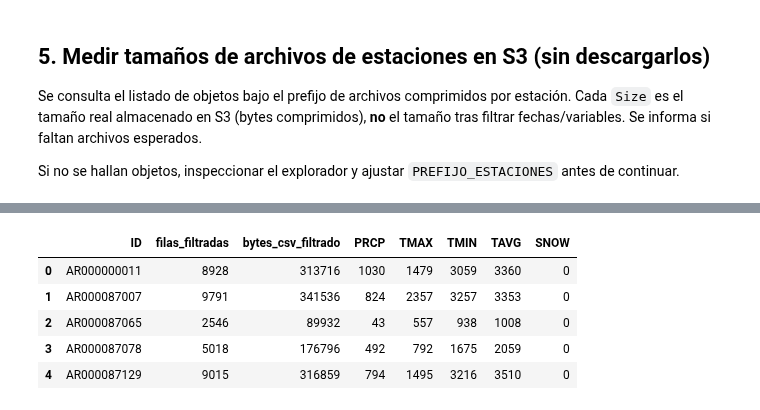
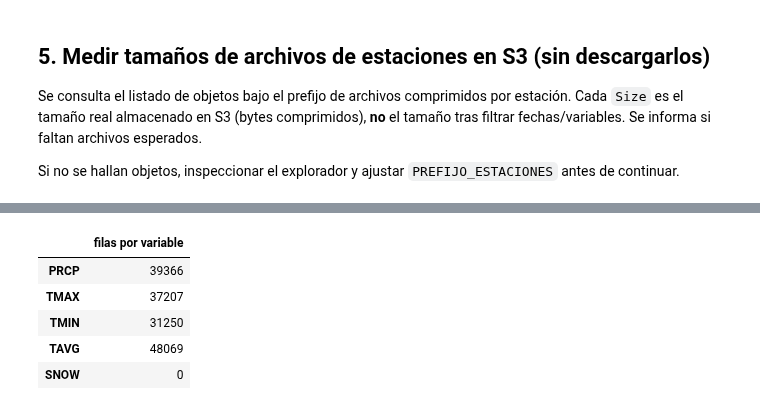
Before and after one commit to dblanco16/noaa-ghcnd-aws-data-pipeline, a Jupyter notebook: notebooks/noaa_relevamiento.ipynb, the cells around one changed output, grey strips where cells are left out. Drawn from its saved outputs; the diff is of its cells as text; code cells hidden in the pictures.

```diff
--- a/notebooks/noaa_relevamiento.ipynb
+++ b/notebooks/noaa_relevamiento.ipynb
@@ -47,7 +39,7 @@ from botocore.exceptions import ClientError
 ### Parámetros
 # %%
 BUCKET = "noaa-ghcn-pds"
-PAISES = ["AR"]
+PAISES = ["NZ"]
 FECHA_DESDE = "2016-01-01"
 FECHA_HASTA = "2026-12-31"
 VARIABLES = ["PRCP", "TMAX", "TMIN", "TAVG", "SNOW"]
@@ -232,44 +221,54 @@ Volumen total real comprimido: 0.016 GiB
 # %%
-MEDIR_OBSERVACIONES = True  # cambiar a True SOLO después de revisar el volumen del paso 5
-MAX_ESTACIONES = None  # None = todas; número entero = prueba limitada, NO volumen total
+# Lectura única para volumen y evaluación de precipitaciones
+resultados = []
+registros_prcp = []
+desde = inicio.strftime("%Y%m%d")
+hasta = fin.strftime("%Y%m%d")
 
-if MEDIR_OBSERVACIONES:
-    if tamanios.empty:
-        raise RuntimeError("No se encontraron archivos: verificar prefijo antes de leer")
-    resultados=[]
-    elegidos=tamanios.sort_values("ID")
-    if MAX_ESTACIONES is not None:
-        elegidos=elegidos.head(MAX_ESTACIONES)
-    desde = inicio.strftime("%Y%m%d")
-    hasta = fin.strftime("%Y%m%d")
-    for idx, obj in enumerate(elegidos.itertuples(index=False), 1):
-        respuesta=s3.get_object(Bucket=BUCKET,Key=obj.key)
-        contados=0
-        bytes_csv=0
-        por_variable={v:0 for v in VARIABLES}
+for idx, obj in enumerate(tamanios.sort_values("ID").itertuples(index=False), 1):
+    respuesta = s3.get_object(Bucket=BUCKET, Key=obj.key)
+    contados = 0
+    bytes_csv = 0
+    por_variable = {v: 0 for v in VARIABLES}
+    try:
         with gzip.GzipFile(fileobj=respuesta["Body"]) as descomprimido:
-            with io.TextIOWrapper(descomprimido,encoding="utf-8",newline="") as entrada:
+            with io.TextIOWrapper(descomprimido, encoding="utf-8", newline="") as entrada:
                 for linea in entrada:
-                    partes=next(csv.reader([linea]))
+                    partes = next(csv.reader([linea]))
                     if partes and partes[0].strip().upper() == "ID":
                         continue
-                    if len(partes) < 4:
-                        raise ValueError(f"Fila inesperada en {obj.key}: {linea[:150]}")
-                    fecha=partes[1].strip().replace("-","")
-                    variable=partes[2].strip()
+                    if len(partes) < 6:
+                        raise ValueError(f"Formato CSV inesperado: {obj.key}")
+                    fecha = partes[1].strip().replace("-", "")
+                    variable = partes[2].strip()
                     if desde <= fecha <= hasta and variable in por_variable:
-                        contados+=1
-                        por_variable[variable]+=1
-                        bytes_csv+=len(linea.rstrip("\r\n").encode("utf-8"))+1
-        resultados.append({"ID":obj.ID,"filas_filtradas":contados,"bytes_csv_filtrado":bytes_csv,**por_variable})
-        if idx % 25 == 0:
-            print(f"Procesadas {idx}/{len(elegidos)} estaciones")
-    medicion=pd.DataFrame(resultados)
-    display(medicion.head())
-    print("Estaciones medidas:",len(medicion),"de",len(tamanios))
-    print("Filas realmente seleccionadas:",medicion.filas_filtradas.sum())
-    print("Bytes CSV seleccionados (sin cabeceras):",medicion.bytes_csv_filtrado.sum())
-    display(medicion[VARIABLES].sum().rename("filas por variable").to_frame())
-else:
-    print("Medición exacta de observaciones desactivada; no se descargaron archivos por estación.")
+                        contados += 1
+                        por_variable[variable] += 1
+                        bytes_csv += len(linea.rstrip("\r\n").encode("utf-8")) + 1
+                        if variable == "PRCP":
+                            registros_prcp.append({
+                                "ID": obj.ID,
+                                "FECHA": fecha,
+                                "VALOR": partes[3].strip(),
+                                "Q_FLAG": partes[5].strip()
+                            })
+    finally:
+        respuesta["Body"].close()
+    resultados.append({"ID": obj.ID, "filas_filtradas": contados,
+                       "bytes_csv_filtrado": bytes_csv, **por_variable})
+    if idx % 25 == 0:
+        print(f"Procesadas {idx}/{len(tamanios)} estaciones")
+
+medicion = pd.DataFrame(resultados)
+prcp = pd.DataFrame(registros_prcp)
+prcp["FECHA"] = pd.to_datetime(prcp["FECHA"], format="%Y%m%d")
+prcp["VALOR"] = pd.to_numeric(prcp["VALOR"], errors="coerce")
+prcp["ANIO"] = prcp["FECHA"].dt.year
+prcp["MES"] = prcp["FECHA"].dt.month
+prcp["valido"] = prcp["Q_FLAG"].eq("") & prcp["VALOR"].notna() & prcp["VALOR"].ge(0)
+
+print("Estaciones con archivos:", len(medicion))
+print("Filas seleccionadas:", medicion.filas_filtradas.sum())
+print("Bytes CSV seleccionados (sin cabeceras):", medicion.bytes_csv_filtrado.sum())
+display(medicion[VARIABLES].sum().rename("filas por variable").to_frame())
 # %% [output]
@@ -279,6 +278,6 @@ Procesadas 75/84 estaciones
-|  | ID | filas_filtradas | bytes_csv_filtrado | PRCP | TMAX | TMIN | TAVG | SNOW |
-| 0 | AR000000011 | 8928 | 313716 | 1030 | 1479 | 3059 | 3360 | 0 |
-| 1 | AR000087007 | 9791 | 341536 | 824 | 2357 | 3257 | 3353 | 0 |
-| 2 | AR000087065 | 2546 | 89932 | 43 | 557 | 938 | 1008 | 0 |
-| 3 | AR000087078 | 5018 | 176796 | 492 | 792 | 1675 | 2059 | 0 |
-| 4 | AR000087129 | 9015 | 316859 | 794 | 1495 | 3216 | 3510 | 0 |
+|  | filas por variable |
+| PRCP | 39366 |
+| TMAX | 37207 |
+| TMIN | 31250 |
+| TAVG | 48069 |
+| SNOW | 0 |
```
Also changed, not shown: parts of 16 cells of this notebook, 3 other files.
